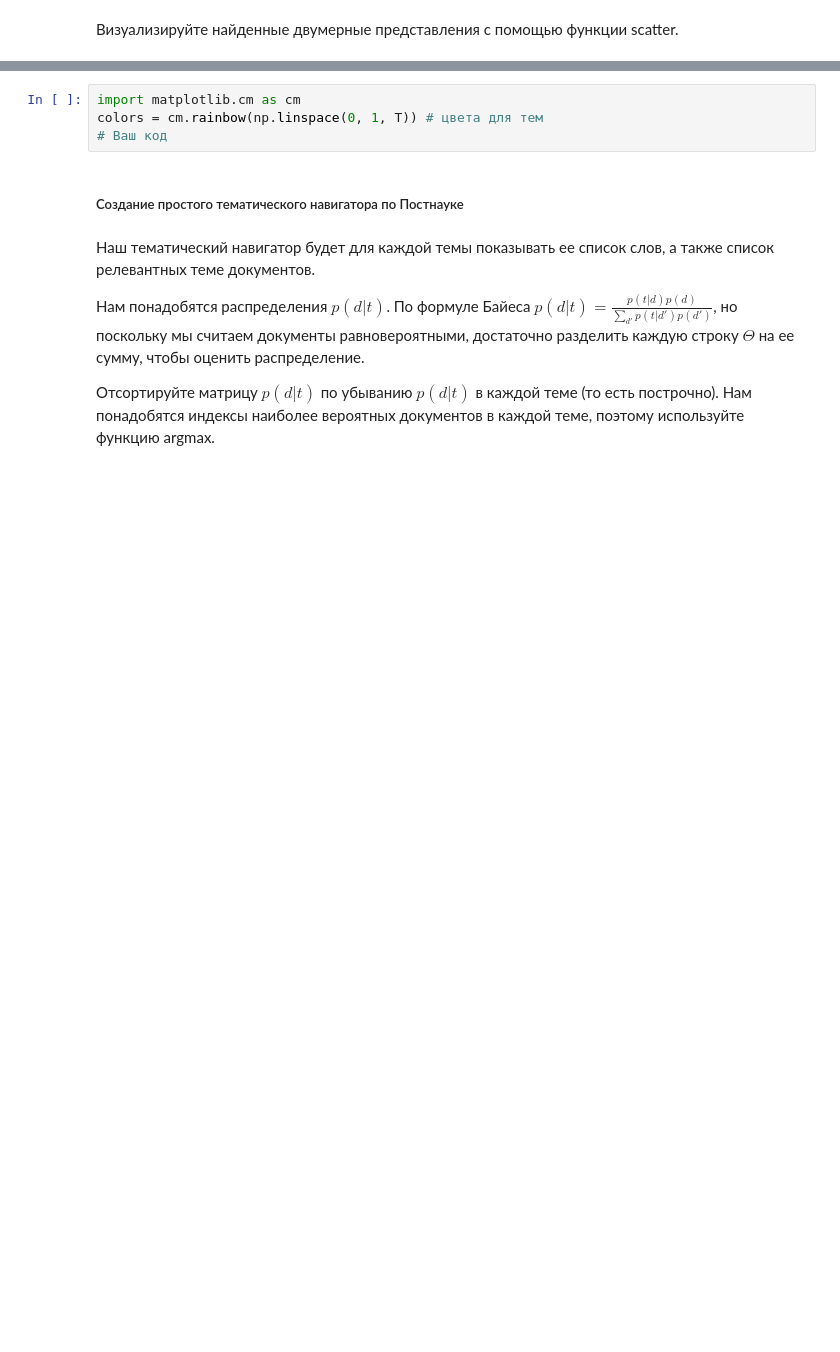
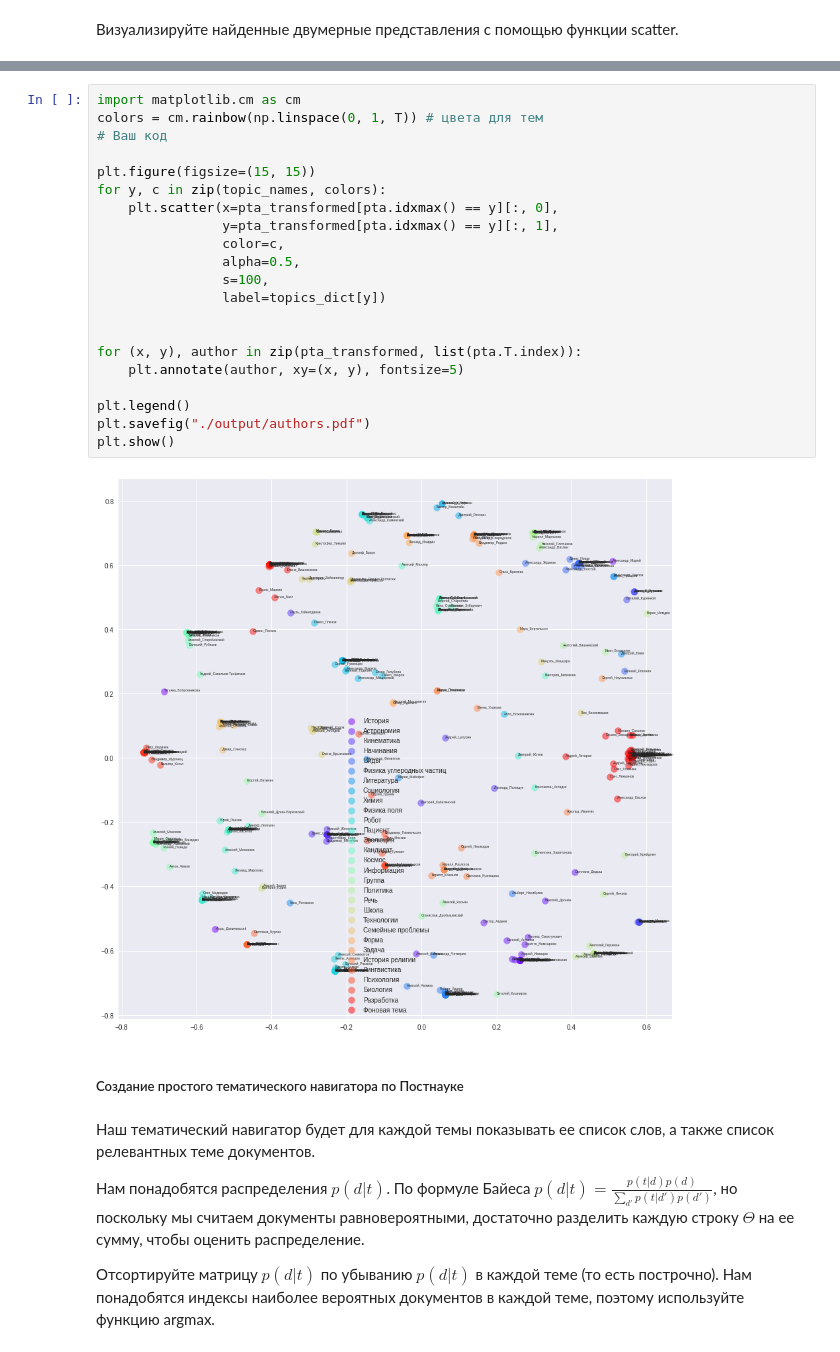
Before and after one commit to furiousteabag/MachineLearningDataAnalysis, a Jupyter notebook: UnsupervisedLearning/4.TopicModeling/BigARTM.ipynb, the cells around one changed output, grey strips where cells are left out. Drawn from its saved outputs; the diff is of its cells as text; blank space fills up the shorter version.

```diff
--- a/UnsupervisedLearning/4.TopicModeling/BigARTM.ipynb
+++ b/UnsupervisedLearning/4.TopicModeling/BigARTM.ipynb
@@ -451,10 +468,29 @@ plt.show()
 Раскрасим точки следующим образом: для каждого автора выберем наиболее вероятную для него тему ($\max_t p(t|a)$), и каждой теме сопоставим цвет. Кроме того, добавим на карту имена и фамилии авторов, это можно сделать в цикле по всем точкам с помощью функции plt.annotate, указывая метку точки первым аргументом и ее координаты в аргументе xy. Рекомендуется сделать размер изображения большим, тогда маркеры точек тоже придется увеличить (s=100 в plt.scatter). Изобразите карту авторов и сохраните в pdf-файл с помощью функции plt.savefig.
 
 Метки авторов будут пересекаться. Будет очень хорошо, если вы найдете способ, как этого можно избежать.
-# %%
-import matplotlib.cm as cm
-colors = cm.rainbow(np.linspace(0, 1, T)) # цвета для тем
-# Ваш код
+# %%
+import matplotlib.cm as cm
+colors = cm.rainbow(np.linspace(0, 1, T)) # цвета для тем
+# Ваш код
+
+plt.figure(figsize=(15, 15))
+for y, c in zip(topic_names, colors):
+    plt.scatter(x=pta_transformed[pta.idxmax() == y][:, 0],
+                y=pta_transformed[pta.idxmax() == y][:, 1],
+                color=c,
+                alpha=0.5,
+                s=100,
+                label=topics_dict[y])
+
+
+for (x, y), author in zip(pta_transformed, list(pta.T.index)):
+    plt.annotate(author, xy=(x, y), fontsize=5)
+
+plt.legend()
+plt.savefig("./output/authors.pdf")
+plt.show()
+# %% [output]
+[figure, added]
 # %% [markdown]
 ##### Создание простого тематического навигатора по Постнауке
 # %% [markdown]
```
Also changed, not shown: parts of 23 cells of this notebook.
